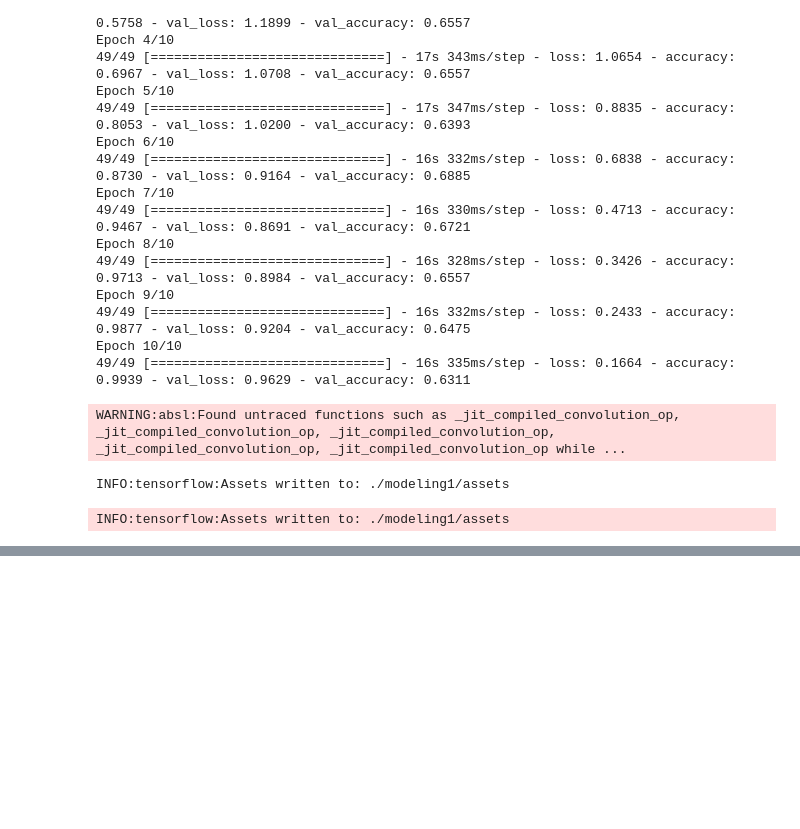
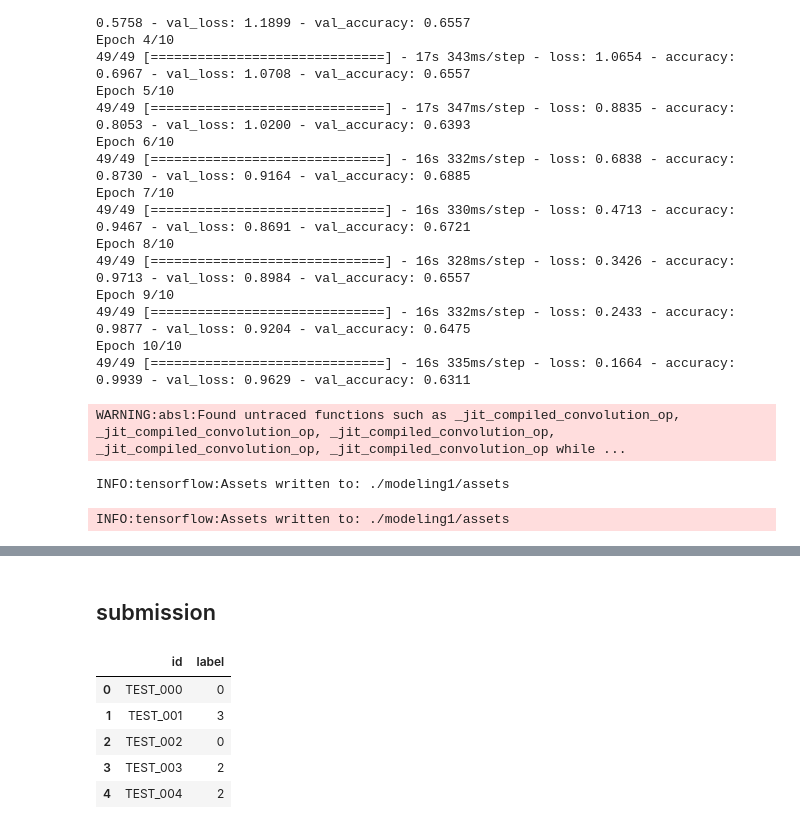
Before and after one commit to SangHui48/dacon_hand_gesture_detect_modeling, a Jupyter notebook: modeling1.ipynb, the cells around one changed output, grey strips where cells are left out. Saved outputs shown, nothing was run; the diff lists cells and outputs as text; code cells hidden in the pictures; blank space fills up the shorter version.

```diff
--- a/modeling1.ipynb
+++ b/modeling1.ipynb
@@ -232,0 +274,9 @@ INFO:tensorflow:Assets written to: ./modeling1/assets
+# %%
+test_content = []
+
+for i in tqdm(range(len(test))):
+    file = test.loc[i, 'id']
+    fname = f'{file}.mp4'
+    test_content.append(fname)
+# %%
+test_content = np.array(test_content)
@@ -232,0 +287,3 @@ INFO:tensorflow:Assets written to: ./modeling1/assets
+# %%
+test_frames = read_frames('./data/test/', test_content)
+test_frames = select_frames(test_frames, 30)
@@ -232,0 +297,3 @@ INFO:tensorflow:Assets written to: ./modeling1/assets
+# %%
+t_preds = model.predict(test_frames)
+t_preds = np.argmax(t_preds, axis=1)
@@ -232,0 +302,13 @@ INFO:tensorflow:Assets written to: ./modeling1/assets
+# %% [markdown]
+## submission
+# %%
+submit = pd.read_csv('./data/sample_submission.csv')
+submit['label'] = t_preds
+submit.head()
+# %% [output]
+|  | id | label |
+| 0 | TEST_000 | 0 |
+| 1 | TEST_001 | 3 |
+| 2 | TEST_002 | 0 |
+| 3 | TEST_003 | 2 |
+| 4 | TEST_004 | 2 |
```
Also changed, not shown: parts of 12 cells of this notebook, 2 other files.
